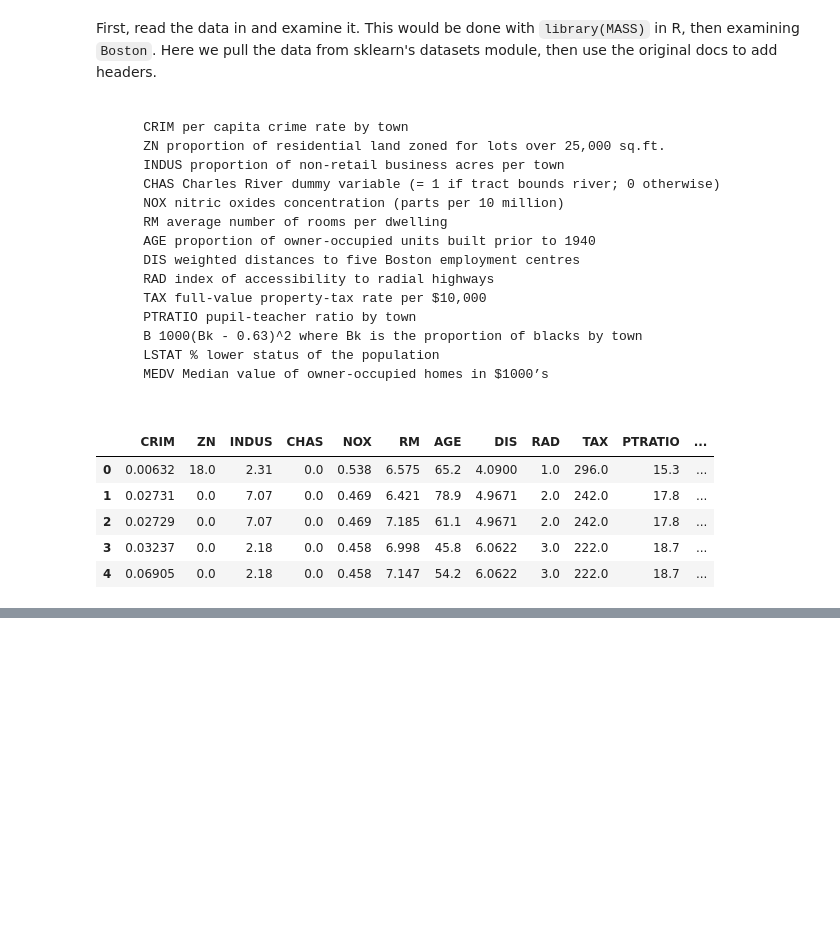
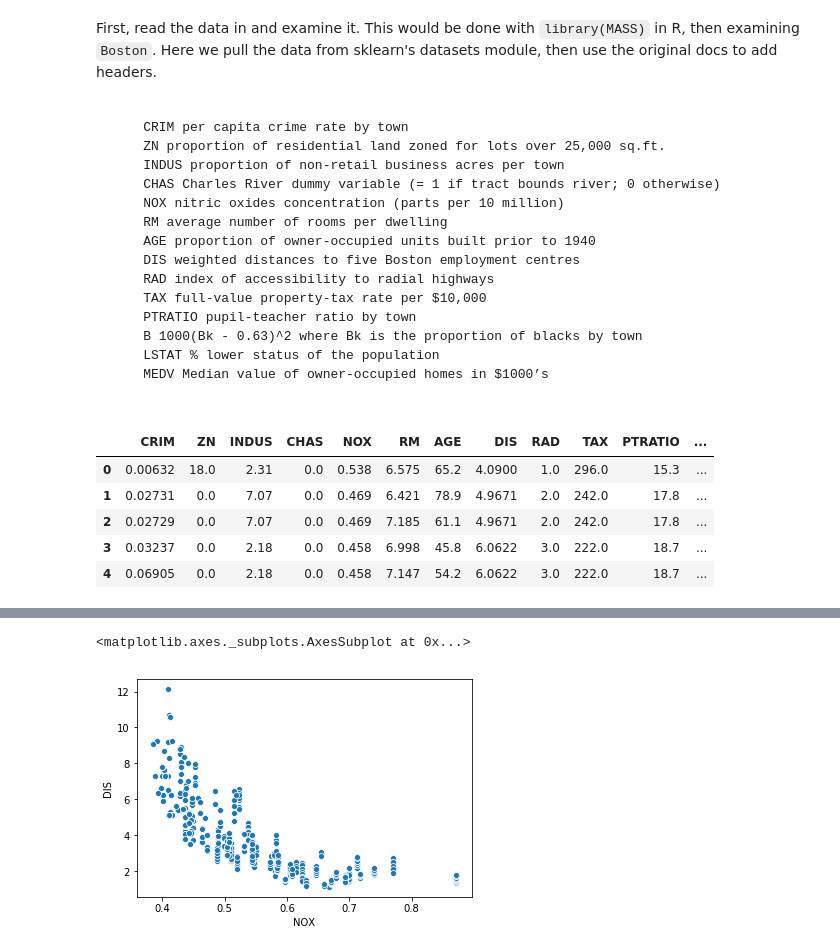
Before and after one commit to wllgrnt/islr-python-examples, a Jupyter notebook: Chapter2/Chapter2_10.ipynb, the cells around one changed output, grey strips where cells are left out. Drawn from its saved outputs; the diff is of its cells as text; code cells hidden in the pictures; blank space fills up the shorter version.

```diff
--- a/Chapter2/Chapter2_10.ipynb
+++ b/Chapter2/Chapter2_10.ipynb
@@ -130,0 +70,6 @@ The above implies that we could predict mpg well using the other variables - dis
+# %%
+sns.scatterplot(x=boston_dataframe.NOX,
+            y=boston_dataframe.DIS)
+# %% [output]
+<matplotlib.axes._subplots.AxesSubplot at 0x...>
+[figure, added]
```
Also changed, not shown: parts of 46 cells of this notebook.
